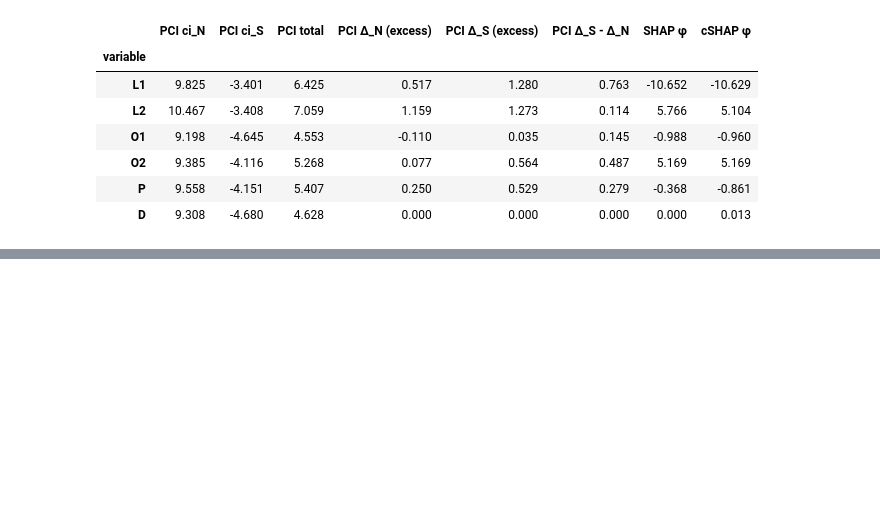
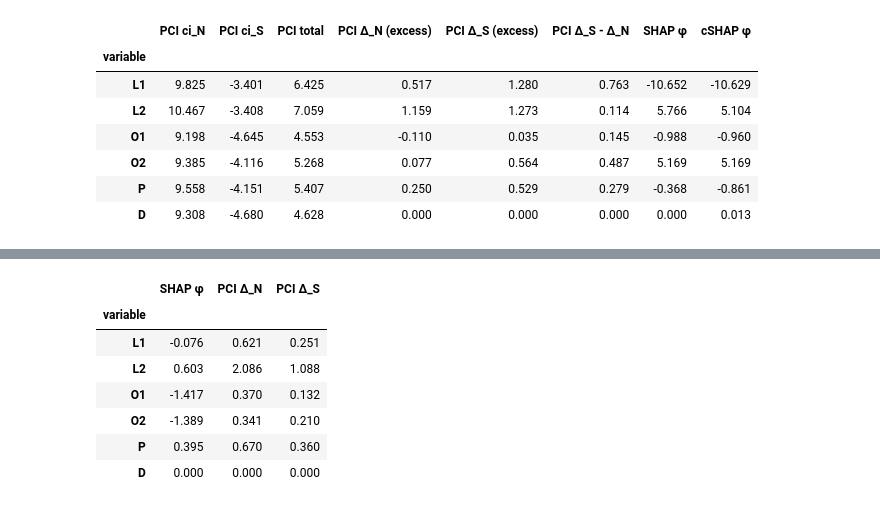
Before and after one commit to rfl-urbaniak/explainable_paper, a Jupyter notebook: docs/source/responsibility_archetypes.ipynb, the cells around one changed output, grey strips where cells are left out. Drawn from its saved outputs; the diff is of its cells as text; code cells hidden in the pictures; blank space fills up the shorter version.

```diff
--- a/docs/source/responsibility_archetypes.ipynb
+++ b/docs/source/responsibility_archetypes.ipynb
@@ -1699,0 +1724,81 @@ marginal, or interventional; no arithmetic on $\varphi(L_1)$ and $\varphi(O_2)$
+# %%
+# Every suspect at its prior mean. The additive drivers (L1, L2, P) then sit exactly on the
+# baseline SHAP references, so they add nothing to its budget f(x*) - E[f(X)]; PCI, tied to
+# the realized outcome, still moves when we re-roll them. A light sample budget suffices here:
+# the gap between the two methods is large, not a threshold call.
+import numpy as np
+
+means = {"L1": 0.0, "L2": 0.0, "O1": 1.0, "O2": 1.0, "P": 0.0, "D": 0.0}
+K_mean = 8 if smoke_test else 24
+nss_mean = 10 if smoke_test else 2000
+
+E_mean = float(predict_E(np.array([[means[k] for k in FEATURE_ORDER]]))[0])
+mean_dict = {k: torch.full((K_mean, 1, 1), float(means[k])) for k in suspect_names}
+mean_dict["E"] = torch.full((K_mean, 1, 1), E_mean)
+
+
+def all_means_model(
+    kwargs_iterable=[{"observations_dict": None, "n_size": K_mean}, dict(), dict()],
+):
+    return synthetic_model_c(kwargs_iterable=kwargs_iterable)
+
+
+searchable_mean = SearchableModel(
+    structured_model=all_means_model,
+    sites_of_interest=list(mean_dict.keys()),
+    suspects=suspect_names,
+    outcome_variable="E",
+)
+sampler_mean = ThinSearchSampler(
+    structured_model=searchable_mean,
+    conditioned_alternatives=True,
+    factual_exclusion=True,
+)
+torch.manual_seed(0)
+results_mean = sampler_mean.sample(
+    {"continuous": mean_dict, "categorical": {}}, num_samples=nss_mean
+)
+
+
+def mean_excess(var):
+    conditioned = condition_on_interventional_regime(
+        results_dictionary=cast(dict, results_mean),
+        reference_variable_names=[var],
+        antecedent_regimes={var: True},
+        witness_regimes={var: False},
+    )
+    s = abs_diff_score(
+        factual_outcomes=mean_dict["E"].detach(),
+        suff_outcomes=conditioned["regime_sufficiency"]["E"].detach(),
+        nec_outcomes=conditioned["regime_necessity"]["E"].detach(),
+    )
+    return (
+        torch.nanmean(s["nec"][:, :, 0, 0]).item(),
+        torch.nanmean(s["suff"][:, :, 0, 0]).item(),
+    )
+
+
+raw_mean = {v: mean_excess(v) for v in suspect_names}
+shap_mean = explainer.shap_values(
+    np.array([[means[k] for k in FEATURE_ORDER]]), nsamples=2000, silent=True
+).flatten()
+
+mean_table = pd.DataFrame(
+    [
+        {
+            "variable": v,
+            "SHAP φ": shap_mean[i],
+            "PCI Δ_N": raw_mean[v][0] - raw_mean["D"][0],
+            "PCI Δ_S": raw_mean[v][1] - raw_mean["D"][1],
+        }
+        for i, v in enumerate(FEATURE_ORDER)
+    ]
+).set_index("variable")
+
+print(
+    f"all-means instance:  E(x*) = {E_mean:.3f}   "
+    f"E[f(X)] = {explainer.expected_value:+.3f}   "
+    f"SHAP budget f(x*) - E[f(X)] = {E_mean - explainer.expected_value:+.3f}"
+)
+display(mean_table.round(3))
+# %% [output]
@@ -1699,0 +1806,8 @@ marginal, or interventional; no arithmetic on $\varphi(L_1)$ and $\varphi(O_2)$
+|  | SHAP φ | PCI Δ_N | PCI Δ_S |
+| variable |  |  |  |
+| L1 | -0.076 | 0.621 | 0.251 |
+| L2 | 0.603 | 2.086 | 1.088 |
+| O1 | -1.417 | 0.370 | 0.132 |
+| O2 | -1.389 | 0.341 | 0.210 |
+| P | 0.395 | 0.670 | 0.360 |
+| D | 0.000 | 0.000 | 0.000 |
```
Also changed, not shown: parts of 19 cells of this notebook, 1 other file.
